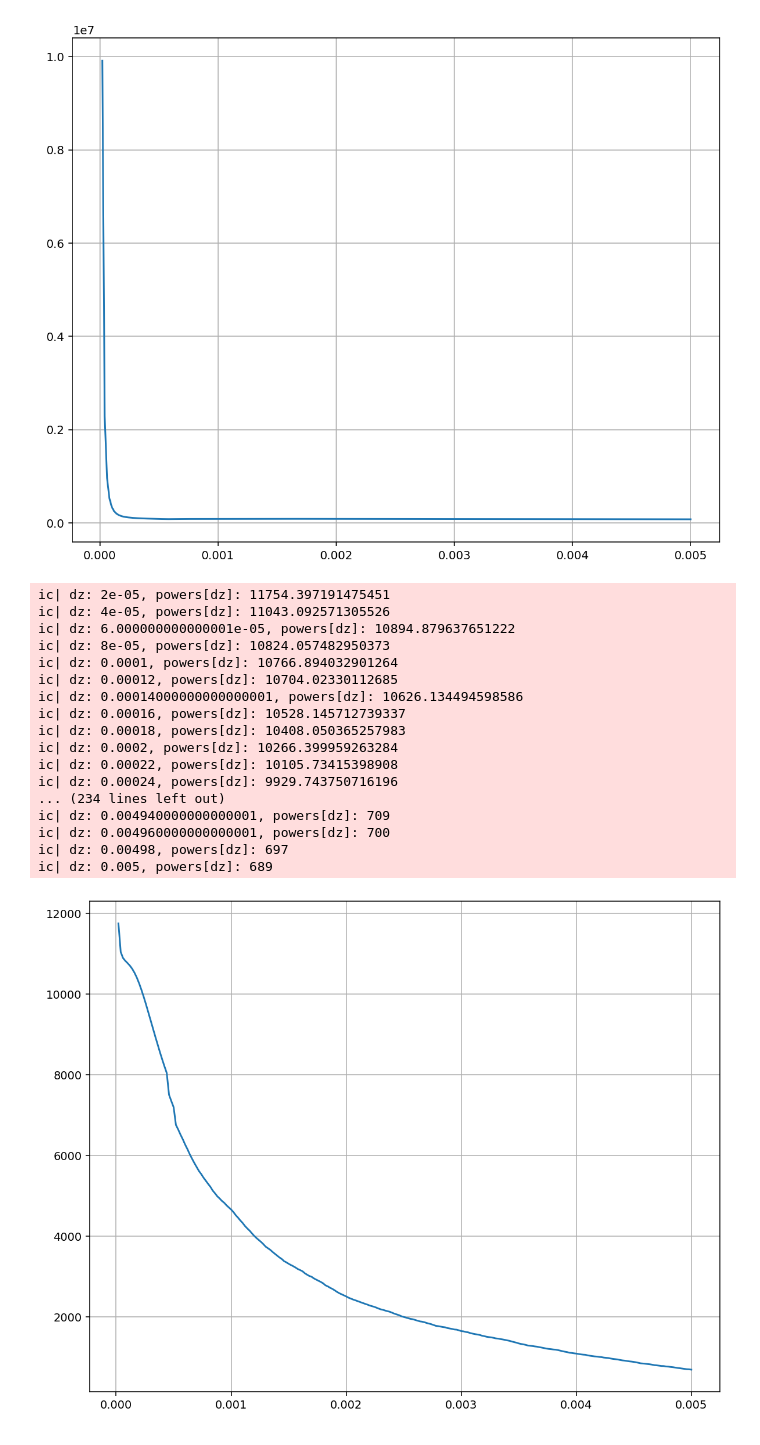
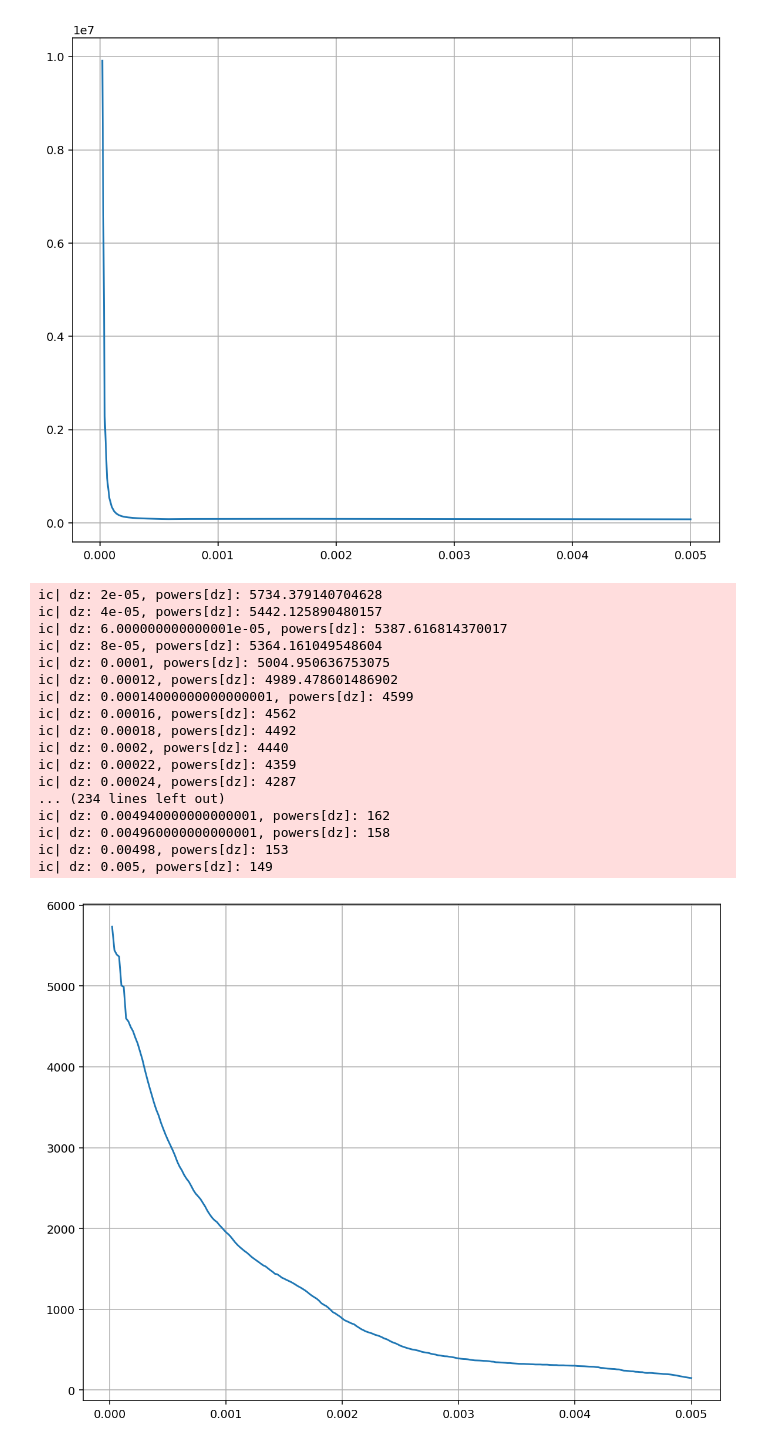
Before and after one commit to megamott/TIE-autofocusing, a Jupyter notebook: autofocus/experiments/BMSTU_phase_noise_intensity_sharpness_function.ipynb, the cells around one changed output. Drawn from its saved outputs; the diff is of its cells as text; code cells hidden in the pictures.

```diff
--- a/autofocus/experiments/BMSTU_phase_noise_intensity_sharpness_function.ipynb
+++ b/autofocus/experiments/BMSTU_phase_noise_intensity_sharpness_function.ipynb
@@ -195,7 +194,7 @@ plt.show()
 # %%
 def find_power(data:np.ndarray):
     def calculate_row_power(a):
-        th = 0.00001
+        th = 0.0001
         row_power = 0
         for i in range(a.size - 1):
             if a[i+1] - a[i] >= th: row_power += (a[i+1] - a[i])**2
@@ -278,44 +277,44 @@ ic| dz: 0.005, powers[dz]: 79108
 # %%
 def find_power(data:np.ndarray):
     def calculate_row_power(a):
-        th = 0.00001
+        th = 0.01
         row_power = 0
         for i in range(a.size - 1):
-            if (a[i+1] - a[i])**2 >= th: row_power += (a[i+1] - a[i])**2
+            if a[i+1] - a[i] >= th: row_power += (a[i+1] - a[i])**2
         return row_power
 
     return np.sum(np.apply_along_axis(calculate_row_power, 0, data)) + \
            np.sum(np.apply_along_axis(calculate_row_power, 1, data))
 
 powers = {}
 
 for dz, phase in retrieved_phases.items():
     powers[dz] = find_power(phase)
     ic(dz, powers[dz])
 
 figure(figsize=(10, 8), dpi=140)
 plt.plot(powers.keys(), powers.values())
 plt.grid()
 plt.show()
 # %% [output]
-ic| dz: 2e-05, powers[dz]: 11754.397191475451
-ic| dz: 4e-05, powers[dz]: 11043.092571305526
-ic| dz: 6.000000000000001e-05, powers[dz]: 10894.879637651222
-ic| dz: 8e-05, powers[dz]: 10824.057482950373
-ic| dz: 0.0001, powers[dz]: 10766.894032901264
-ic| dz: 0.00012, powers[dz]: 10704.02330112685
-ic| dz: 0.00014000000000000001, powers[dz]: 10626.134494598586
-ic| dz: 0.00016, powers[dz]: 10528.145712739337
-ic| dz: 0.00018, powers[dz]: 10408.050365257983
-ic| dz: 0.0002, powers[dz]: 10266.399959263284
-ic| dz: 0.00022, powers[dz]: 10105.73415398908
-ic| dz: 0.00024, powers[dz]: 9929.743750716196
+ic| dz: 2e-05, powers[dz]: 5734.379140704628
+ic| dz: 4e-05, powers[dz]: 5442.125890480157
+ic| dz: 6.000000000000001e-05, powers[dz]: 5387.616814370017
+ic| dz: 8e-05, powers[dz]: 5364.161049548604
+ic| dz: 0.0001, powers[dz]: 5004.950636753075
+ic| dz: 0.00012, powers[dz]: 4989.478601486902
+ic| dz: 0.00014000000000000001, powers[dz]: 4599
+ic| dz: 0.00016, powers[dz]: 4562
+ic| dz: 0.00018, powers[dz]: 4492
+ic| dz: 0.0002, powers[dz]: 4440
+ic| dz: 0.00022, powers[dz]: 4359
+ic| dz: 0.00024, powers[dz]: 4287
 ... (234 lines left out)
-ic| dz: 0.004940000000000001, powers[dz]: 709
-ic| dz: 0.004960000000000001, powers[dz]: 700
-ic| dz: 0.00498, powers[dz]: 697
-ic| dz: 0.005, powers[dz]: 689
+ic| dz: 0.004940000000000001, powers[dz]: 162
+ic| dz: 0.004960000000000001, powers[dz]: 158
+ic| dz: 0.00498, powers[dz]: 153
+ic| dz: 0.005, powers[dz]: 149
-[figure, old version]
+[figure, new version]
 # %%
 def find_power(data:np.ndarray):
     def calculate_row_power(a):
```
Also changed, not shown: parts of 7 cells of this notebook.
